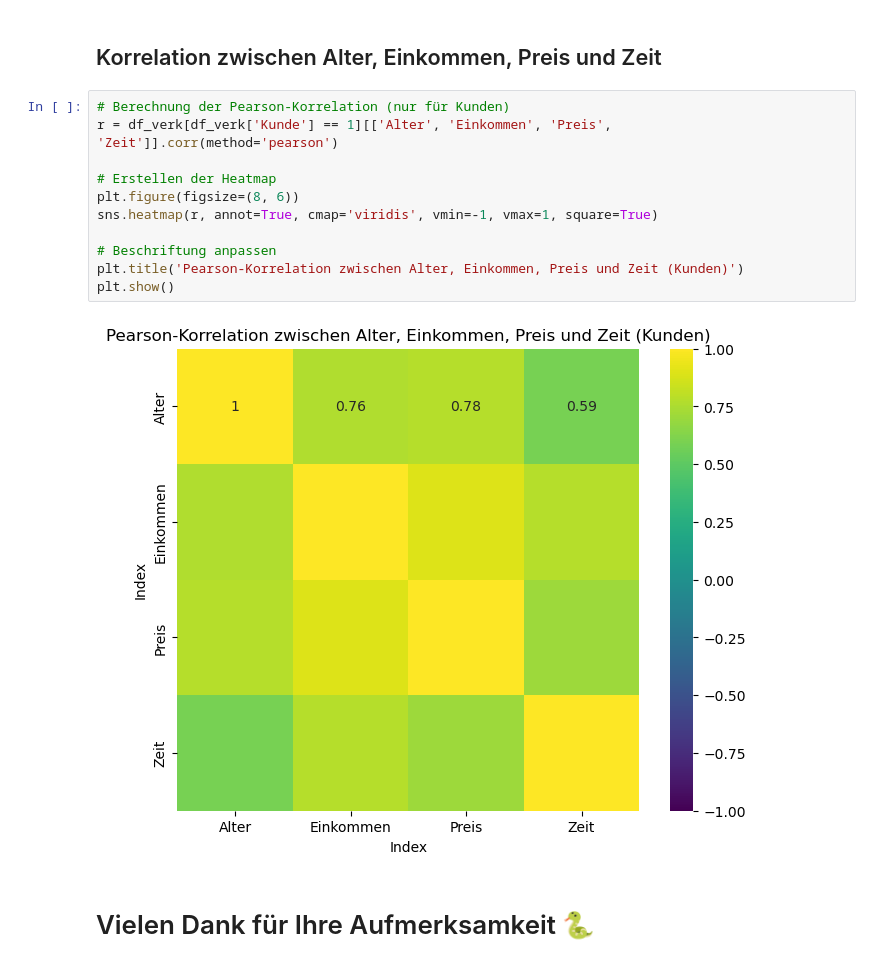
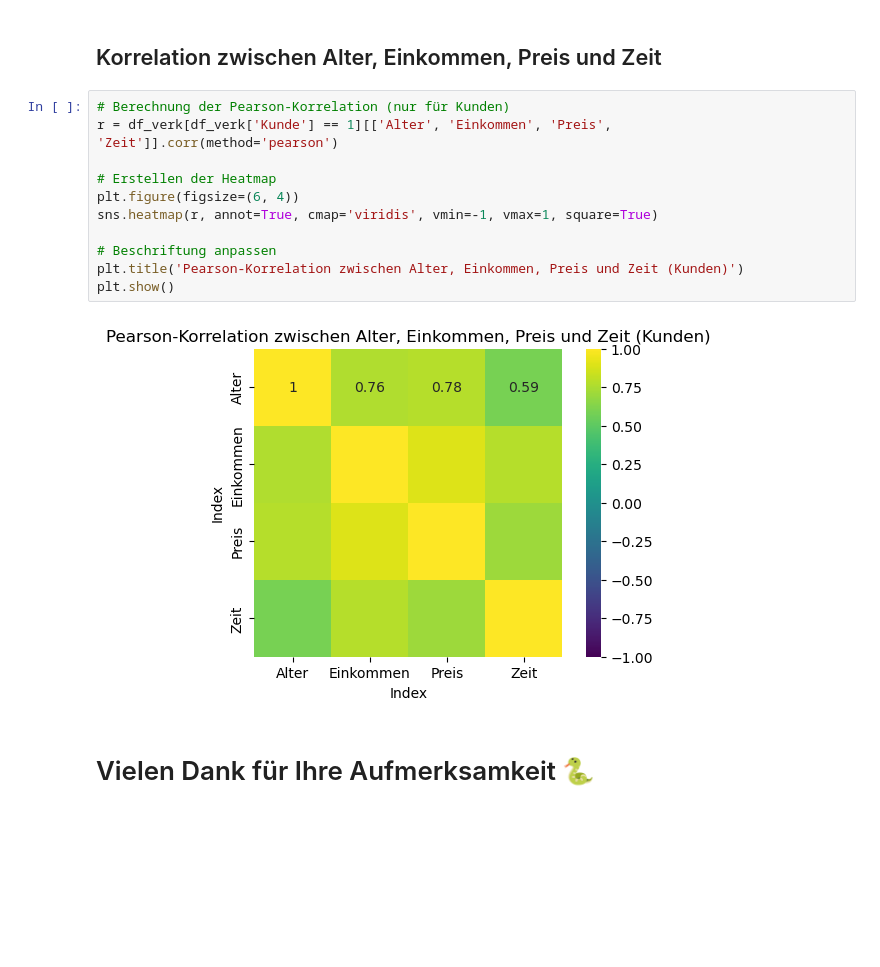
Before and after one commit to SebastianKnoche/final_projectSS24_Group4, a Jupyter notebook: presentation.ipynb, the cells around one changed output. Saved outputs shown, nothing was run; the diff lists cells and outputs as text; blank space fills up the shorter version.

```diff
--- a/presentation.ipynb
+++ b/presentation.ipynb
@@ -1116,15 +1116,15 @@ Das Durchschnittsalter der Besucher ist 49.88 Jahre.
 # %%
 # Berechnung der Pearson-Korrelation (nur für Kunden)
 r = df_verk[df_verk['Kunde'] == 1][['Alter', 'Einkommen', 'Preis', 'Zeit']].corr(method='pearson')
 
 # Erstellen der Heatmap
-plt.figure(figsize=(8, 6))
+plt.figure(figsize=(6, 4))
 sns.heatmap(r, annot=True, cmap='viridis', vmin=-1, vmax=1, square=True)
 
 # Beschriftung anpassen
 plt.title('Pearson-Korrelation zwischen Alter, Einkommen, Preis und Zeit (Kunden)')
 plt.show()
 # %% [output]
-[figure, old version]
+[figure, new version]
 # %% [markdown]
 # Vielen Dank für Ihre Aufmerksamkeit 🐍
```
Also changed, not shown: parts of 4 cells of this notebook.
